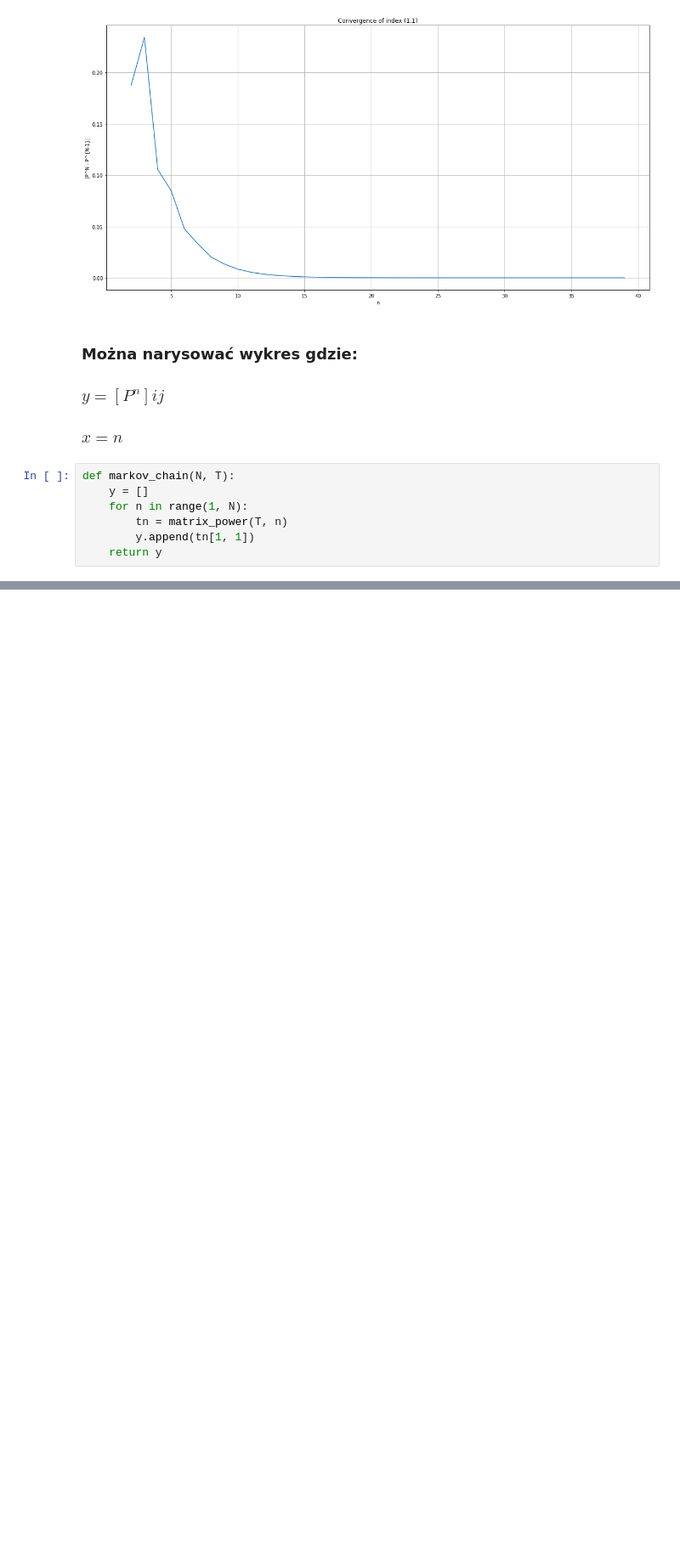
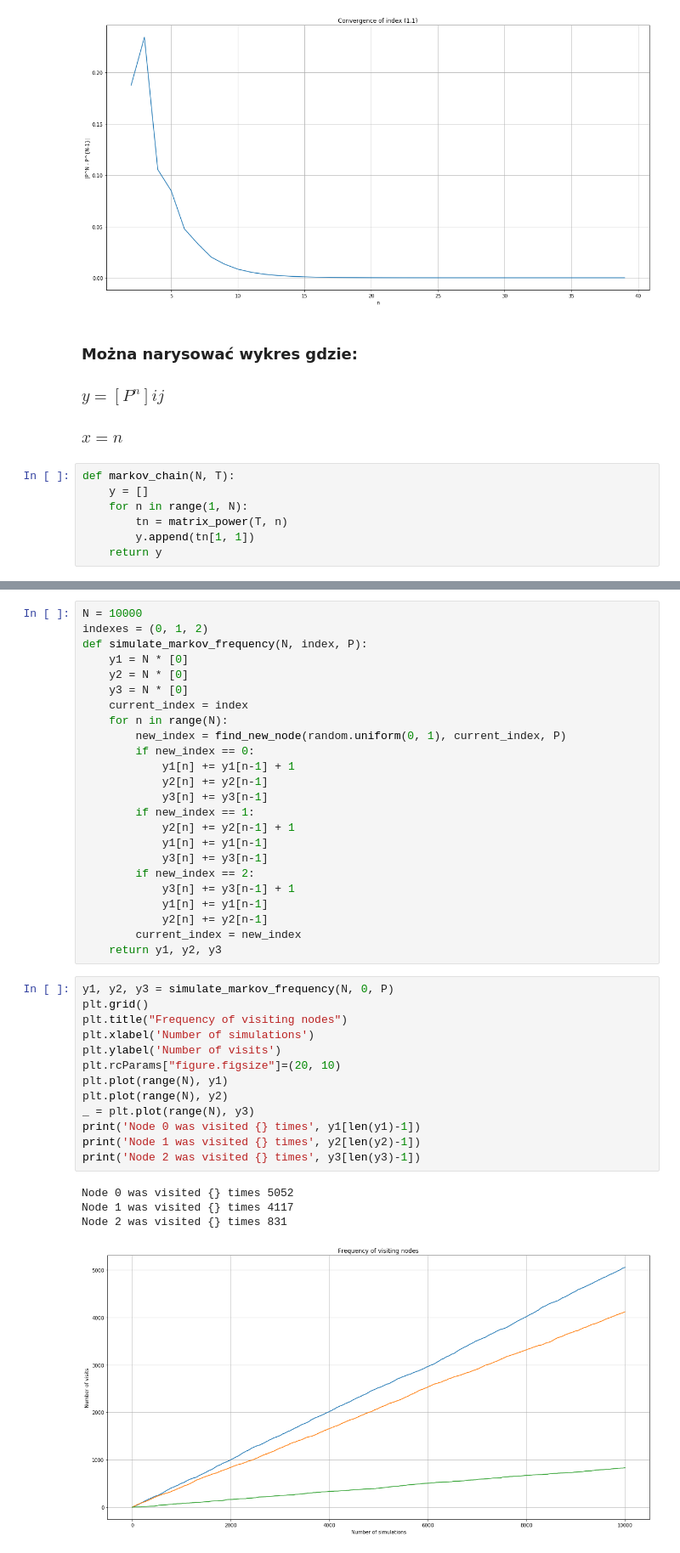
Before and after one commit to pajelonek/Statistical_Methods, a Jupyter notebook: Statystyka_2.ipynb, the cells around one changed output, grey strips where cells are left out. Shown: that part at 85% size. Cells and saved outputs as stored; diff of their text form; blank space fills up the shorter version.

```diff
--- a/Statystyka_2.ipynb
+++ b/Statystyka_2.ipynb
@@ -101,0 +107,42 @@ _ = plt.plot(range(1, N), y)
+# %%
+N = 10000
+indexes = (0, 1, 2)
+def simulate_markov_frequency(N, index, P):
+    y1 = N * [0]
+    y2 = N * [0]
+    y3 = N * [0]
+    current_index = index
+    for n in range(N):
+        new_index = find_new_node(random.uniform(0, 1), current_index, P)
+        if new_index == 0:
+            y1[n] += y1[n-1] + 1
+            y2[n] += y2[n-1]
+            y3[n] += y3[n-1]
+        if new_index == 1:
+            y2[n] += y2[n-1] + 1
+            y1[n] += y1[n-1]
+            y3[n] += y3[n-1]
+        if new_index == 2:
+            y3[n] += y3[n-1] + 1
+            y1[n] += y1[n-1]
+            y2[n] += y2[n-1]
+        current_index = new_index
+    return y1, y2, y3
+# %%
+y1, y2, y3 = simulate_markov_frequency(N, 0, P)
+plt.grid()
+plt.title("Frequency of visiting nodes")
+plt.xlabel('Number of simulations')
+plt.ylabel('Number of visits')
+plt.rcParams["figure.figsize"]=(20, 10)
+plt.plot(range(N), y1)
+plt.plot(range(N), y2)
+_ = plt.plot(range(N), y3)
+print('Node 0 was visited {} times', y1[len(y1)-1])
+print('Node 1 was visited {} times', y2[len(y2)-1])
+print('Node 2 was visited {} times', y3[len(y3)-1])
+# %% [output]
+Node 0 was visited {} times 5052
+Node 1 was visited {} times 4117
+Node 2 was visited {} times 831
+[figure, added]
```
Also changed, not shown: parts of 4 cells of this notebook.
